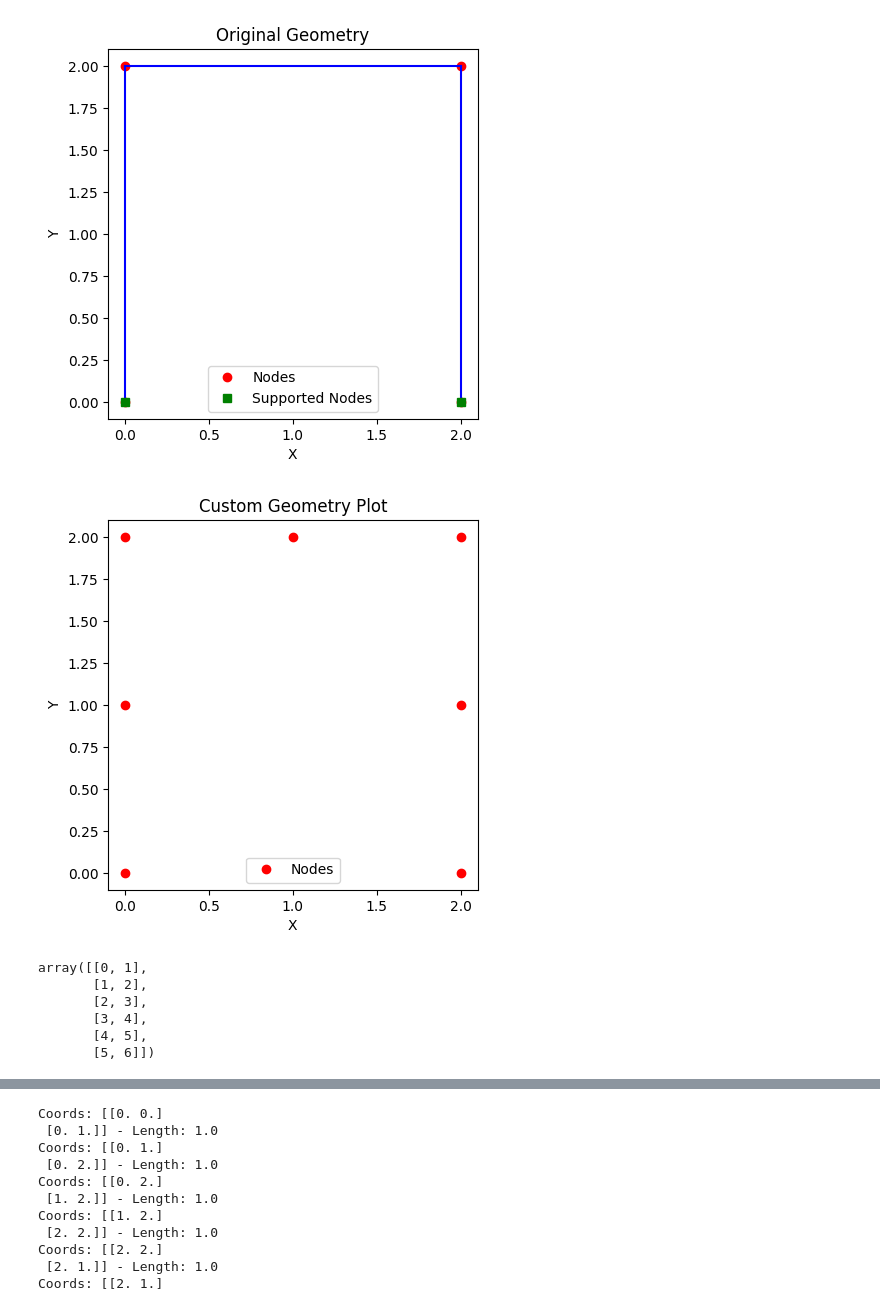
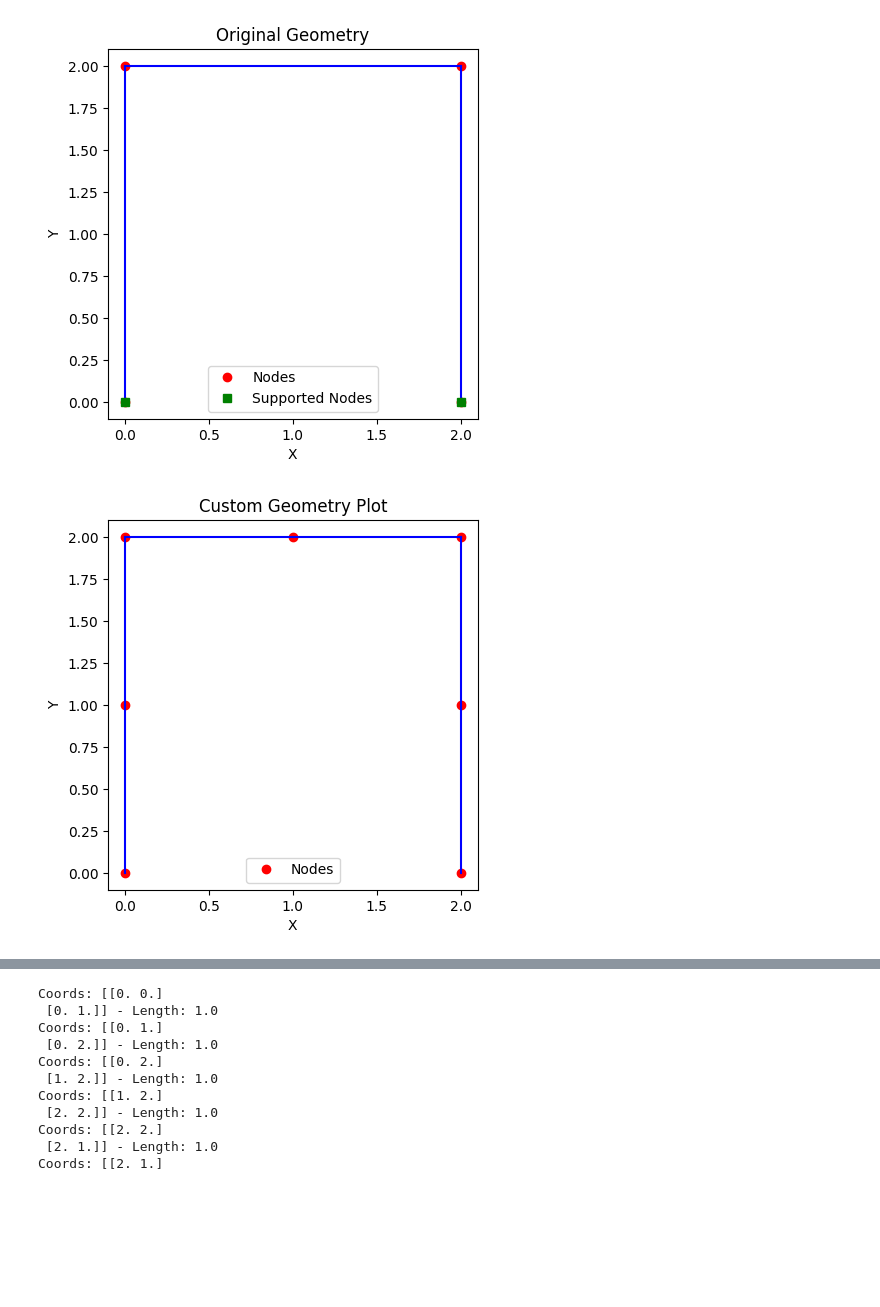
Before and after one commit to pauloakira/ai-pinn, a Jupyter notebook: vem.ipynb, the cells around one changed output, grey strips where cells are left out. Drawn from its saved outputs; the diff is of its cells as text; code cells hidden in the pictures; blank space fills up the shorter version.

Commit message:
Good results for 6 elements

```diff
--- a/vem.ipynb
+++ b/vem.ipynb
@@ -413,34 +234,30 @@ right_nodes = np.array([[L, y] for y in reversed(y_coords) if y != L])
 
 nodes = np.vstack([left_nodes, top_nodes, right_nodes])
 
-elements = np.array([[i, i+1] for i in range(len(nodes)-len(top_nodes)+1)])
+elements = np.array([[i, i+1] for i in range(len(nodes)-1)])
 flatten_elements = elements.flatten()
 
 supp = np.array([[flatten_elements[0], 1, 1, 1], [flatten_elements[-1], 1, 1, 1]])
 # %%
 def plot_nodes(nodes):
     fig, ax = plt.subplots()
 
     # Plot nodes
     ax.plot(nodes[:, 0], nodes[:, 1], 'ro', label='Nodes')
+
+    # Plot elements as lines connecting nodes
+    for element in elements:
+        element_coords = nodes[element]
+        ax.plot(element_coords[:, 0], element_coords[:, 1], 'b-')
 
     ax.set_aspect('equal')
     ax.set_xlabel('X')
     ax.set_ylabel('Y')
     ax.set_title('Custom Geometry Plot')
     plt.legend()
     plt.show()
 
 # Plot the nodes
 plot_nodes(nodes)
 # %% [output]
-[figure, old version]
+[figure, new version]
-# %%
-elements
-# %% [output]
-array([[0, 1],
-       [1, 2],
-       [2, 3],
-       [3, 4],
-       [4, 5],
-       [5, 6]])
```
Also changed, not shown: parts of 13 cells of this notebook.
